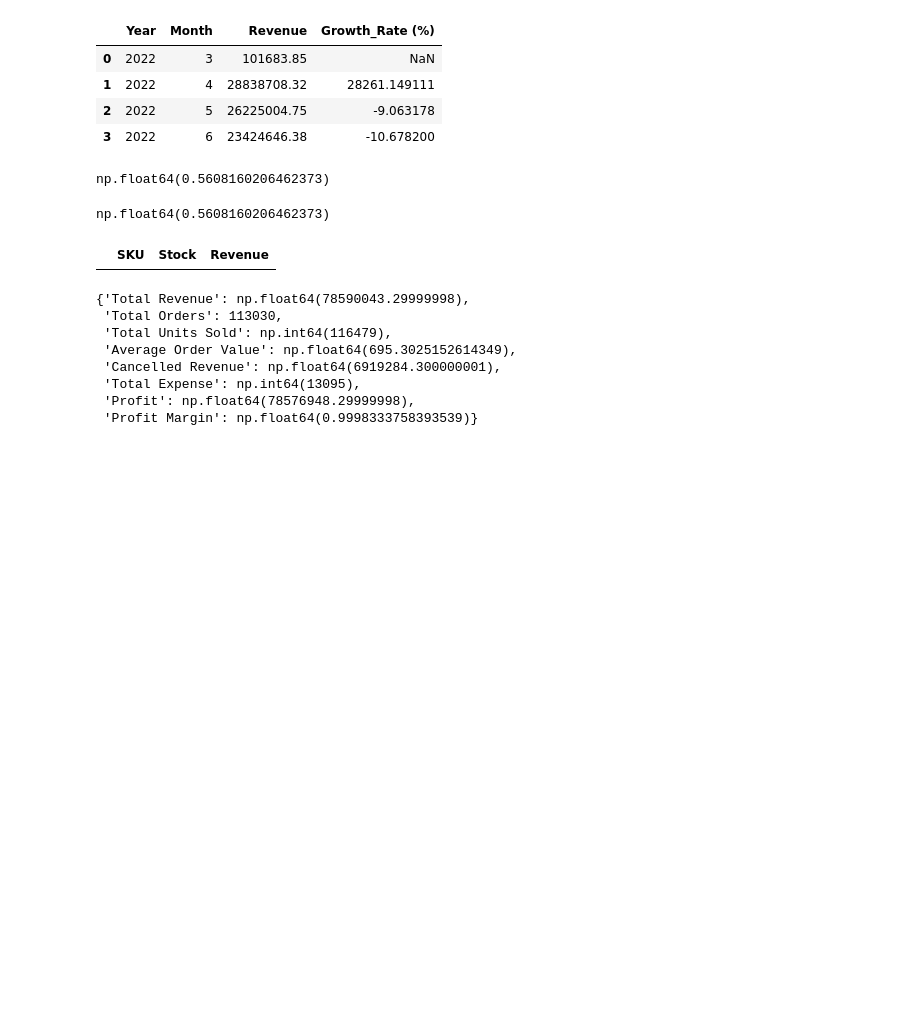
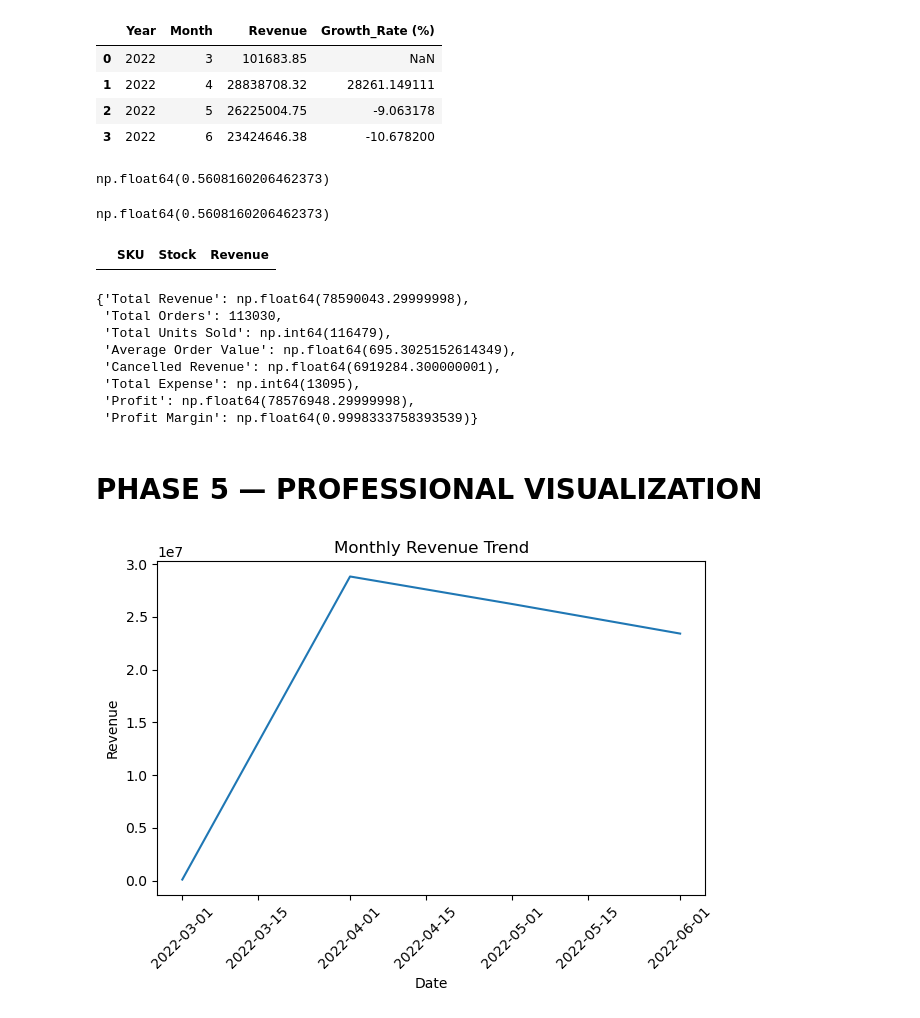
Before and after one commit to Yobil-Job/Ecommerece_Bussines_Intelligence, a Jupyter notebook: Ecommerce_Bussines_Intelligence.ipynb, the cells around one changed output. Saved outputs shown, nothing was run; the diff lists cells and outputs as text; code cells hidden in the pictures; blank space fills up the shorter version.

Commit message:
Visualizations

```diff
--- a/Ecommerce_Bussines_Intelligence.ipynb
+++ b/Ecommerce_Bussines_Intelligence.ipynb
@@ -678,3 +678,29 @@ kpi_summary
  'Total Expense': np.int64(13095),
  'Profit': np.float64(78576948.29999998),
  'Profit Margin': np.float64(0.9998333758393539)}
+# %% [markdown]
+# PHASE 5 — PROFESSIONAL VISUALIZATION
+# %%
+import matplotlib.pyplot as plt
+
+monthly_rev = (
+    Amazon_Sale_Report
+    .groupby(['Year','Month'])['Revenue']
+    .sum()
+    .reset_index()
+)
+
+monthly_rev['Date'] = pd.to_datetime(
+    monthly_rev['Year'].astype(str) + '-' + monthly_rev['Month'].astype(str)
+)
+
+plt.figure()
+plt.plot(monthly_rev['Date'], monthly_rev['Revenue'])
+plt.title("Monthly Revenue Trend")
+plt.xlabel("Date")
+plt.ylabel("Revenue")
+plt.xticks(rotation=45)
+plt.tight_layout()
+plt.show()
+# %% [output]
+[figure, added]
```
Also changed, not shown: parts of 9 cells of this notebook.
